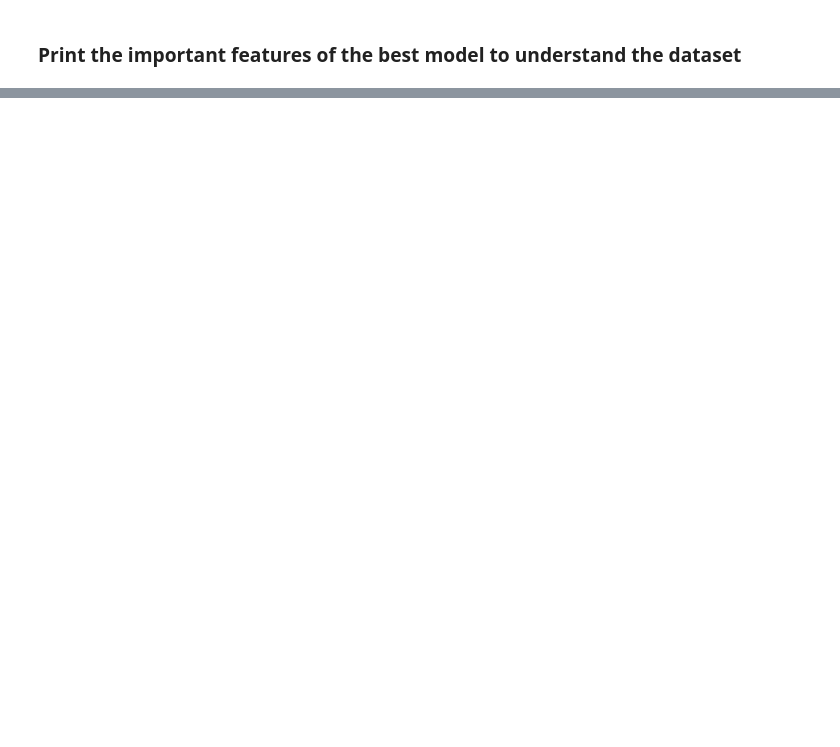
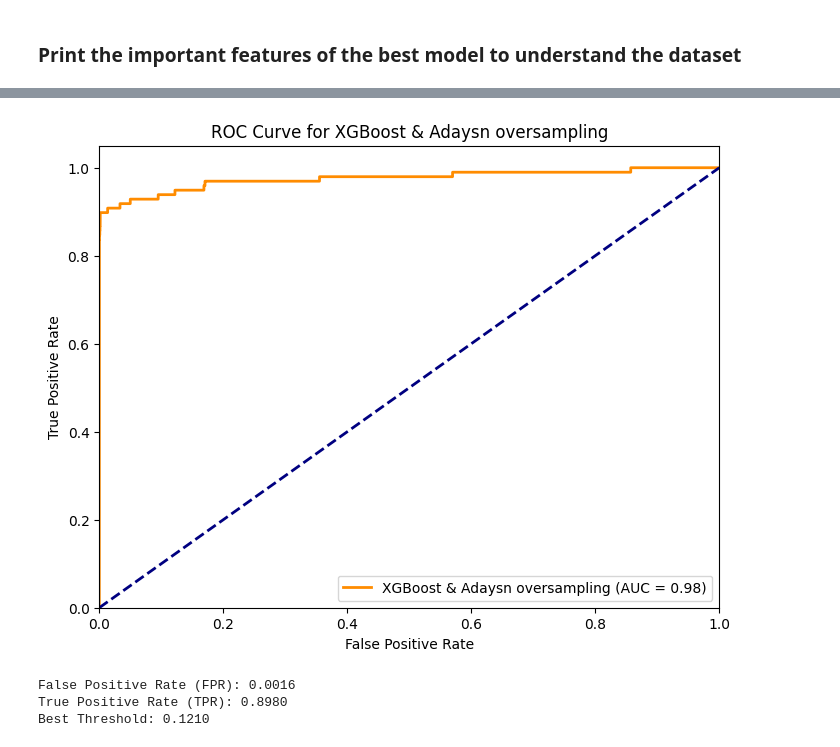
Before and after one commit to jagsrj/Credit_card_fraud_detection_ML, a Jupyter notebook: Credit_card_fraud_detection_ML.ipynb, the cells around one changed output, grey strips where cells are left out. Cells and saved outputs as stored; diff of their text form; code cells hidden in the pictures; blank space fills up the shorter version.

```diff
--- a/Credit_card_fraud_detection_ML.ipynb
+++ b/Credit_card_fraud_detection_ML.ipynb
@@ -1803,12 +1846,14 @@ def plot_roc_curve(y_true, y_prob, model_name="Model"):
 # plot_roc_curve(y_true, y_prob, model_name="My Model")
 # %%
 #### Print the FPR,TPR & select the best threshold from the roc curve
-plot_roc_curve(y_test_cv, y_pred,model_name="XGBoost & Adaysn oversampling" )
+plot_roc_curve(y_test, y_pred_test,model_name="XGBoost & Adaysn oversampling" )
+# %% [output]
+[figure, added]
 # %%
 from sklearn.metrics import roc_curve
 
 # Calculate ROC curve on the test set
-fpr, tpr, thresholds = roc_curve(y_test_cv, y_pred)
+fpr, tpr, thresholds = roc_curve(y_test, y_pred_test)
 
 # Find the best threshold that maximizes (TPR - FPR)
 best_threshold = thresholds[np.argmax(tpr - fpr)]
@@ -1817,3 +1862,7 @@ best_threshold = thresholds[np.argmax(tpr - fpr)]
 print(f"False Positive Rate (FPR): {fpr[np.argmax(tpr - fpr)]:.4f}")
 print(f"True Positive Rate (TPR): {tpr[np.argmax(tpr - fpr)]:.4f}")
 print(f"Best Threshold: {best_threshold:.4f}")
+# %% [output]
+False Positive Rate (FPR): 0.0016
+True Positive Rate (TPR): 0.8980
+Best Threshold: 0.1210
```
Also changed, not shown: parts of 16 cells of this notebook, 1 other file.
